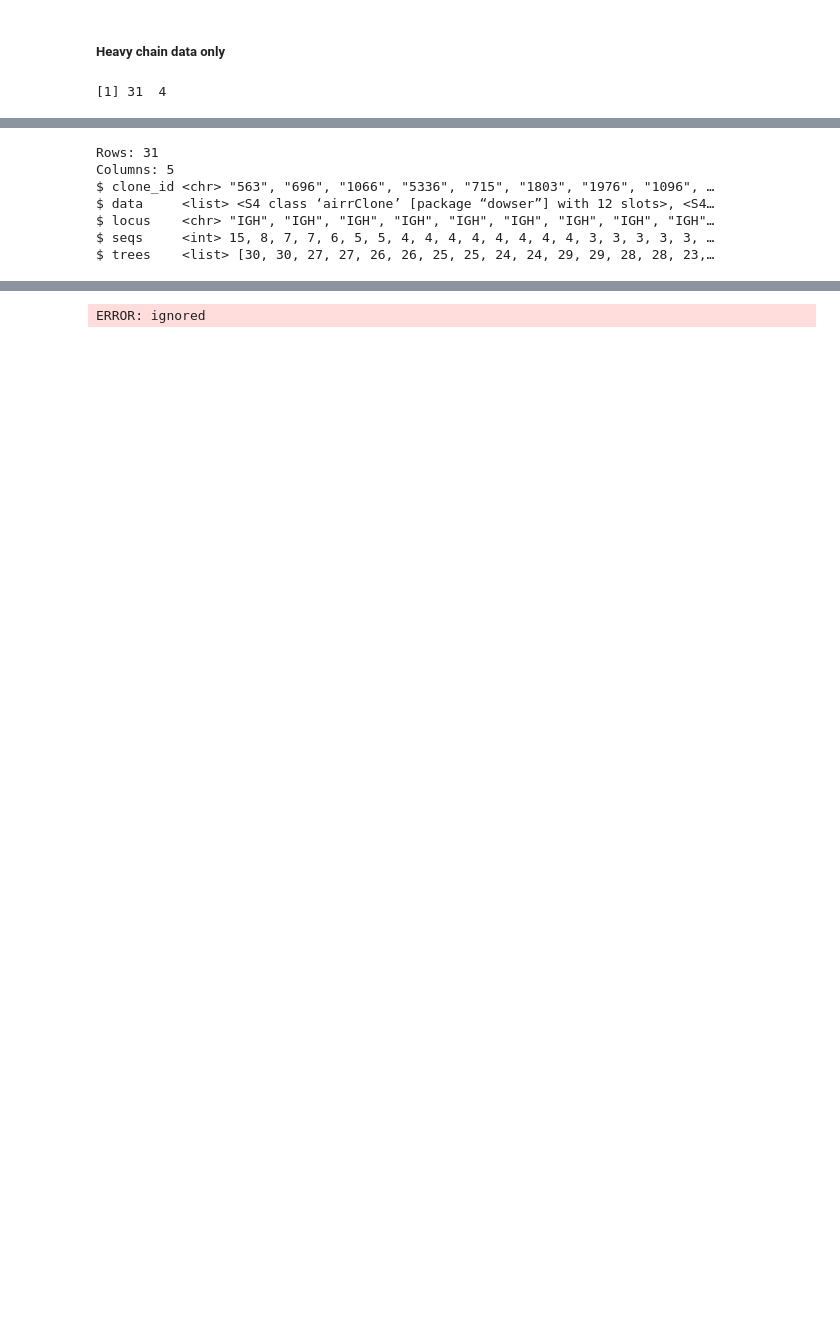
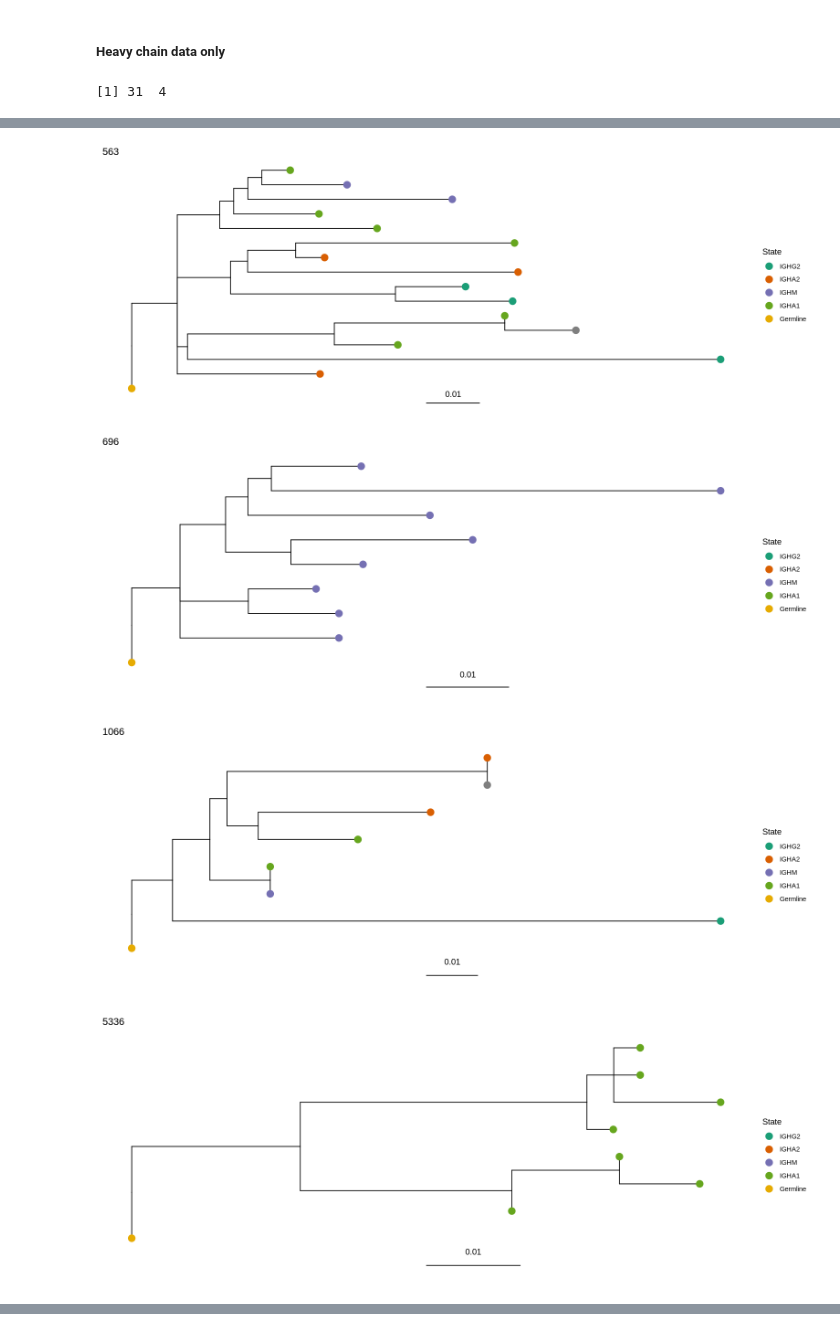
Before and after one commit to yyw-informatics/WASP, a Jupyter notebook: Immcantation_4_Reconstruct_germlines_with_Dowser_in_R_v2.ipynb, the cells around one changed output, grey strips where cells are left out. Cells and saved outputs as stored; diff of their text form; code cells hidden in the pictures; blank space fills up the shorter version.

```diff
--- a/Immcantation_4_Reconstruct_germlines_with_Dowser_in_R_v2.ipynb
+++ b/Immcantation_4_Reconstruct_germlines_with_Dowser_in_R_v2.ipynb
@@ -328,4 +328,5 @@ To do: combine mmf, mmf_l, mmf_k into a single data, create three figures for he
 ##### Combined data
 # %%
 hlk <- bind_rows(data_h, data_l, data_k)
-clones <- formatClones(hlk, traits = "c_call", minseq = 3)
+#clones <- formatClones(hlk, traits = "c_call", minseq = 3)
+clones <- formatClones(hlk, traits = "c_call", minseq = 5) # probably has to restrict the number of resulting trees to < 8?
@@ -403,16 +404,10 @@ Warning message:
-# %%
-glimpse(trees)
-# %% [output]
-Rows: 31
-Columns: 5
-$ clone_id <chr> "563", "696", "1066", "5336", "715", "1803", "1976", "1096", …
-$ data     <list> <S4 class ‘airrClone’ [package “dowser”] with 12 slots>, <S4…
-$ locus    <chr> "IGH", "IGH", "IGH", "IGH", "IGH", "IGH", "IGH", "IGH", "IGH"…
-$ seqs     <int> 15, 8, 7, 7, 6, 5, 5, 4, 4, 4, 4, 4, 4, 4, 4, 3, 3, 3, 3, 3, …
-$ trees    <list> [30, 30, 27, 27, 26, 26, 25, 25, 24, 24, 29, 29, 28, 28, 23,…
 # %%
 help('plotTrees')
 # %%
-p <- plotTrees(trees$trees, tips = "c_call", tipsize = 4)
-p[[3]]
+p <- plotTrees(trees, tips = "c_call", tipsize = 4)
+p
 # %% [output]
+[figure, added]
+[figure, added]
+[figure, added]
+[figure, added]
@@ -422 +427,0 @@ Warning message in RColorBrewer::brewer.pal(n = length(unique(states)), name = p
-ERROR: ignored
```
Also changed, not shown: parts of 15 cells of this notebook.
